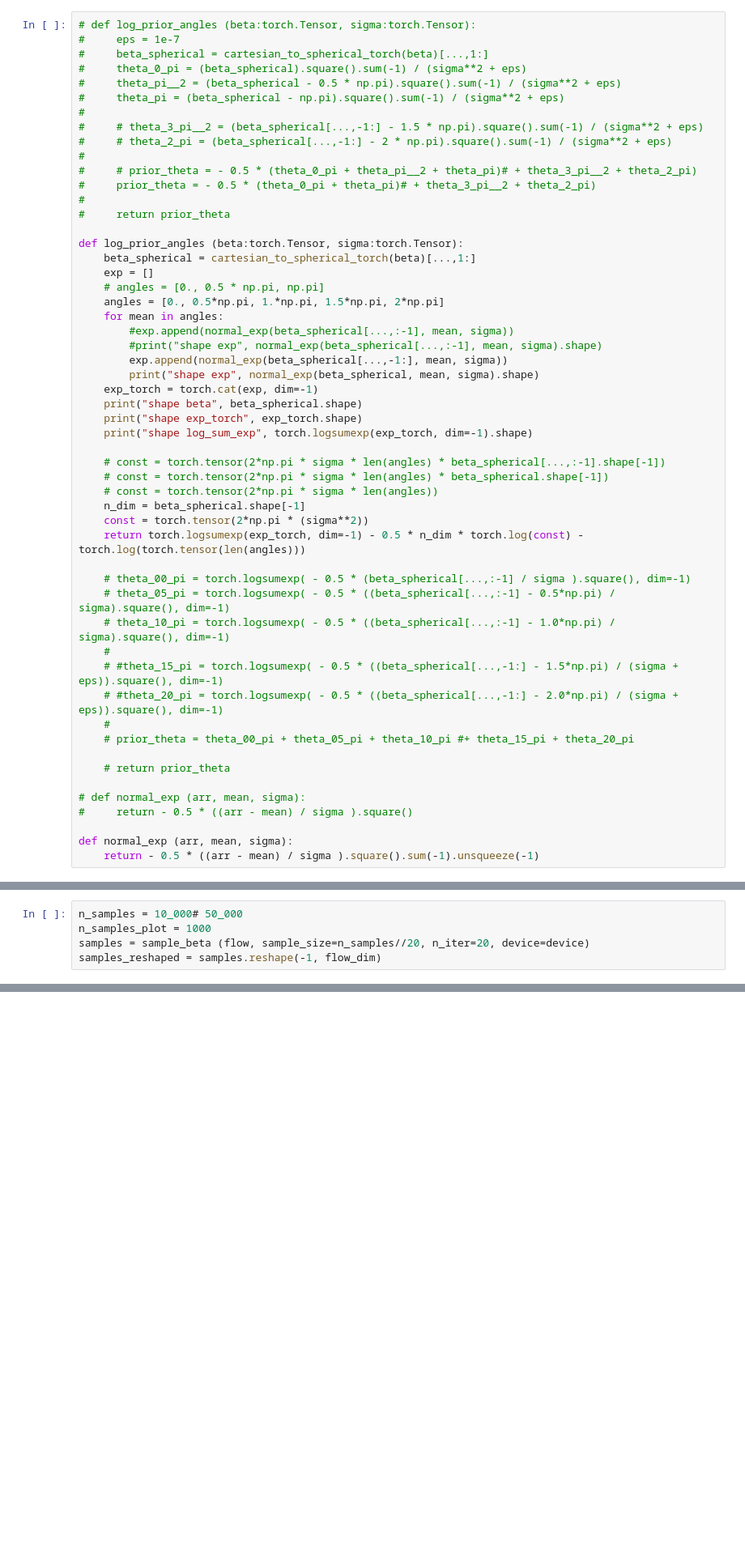
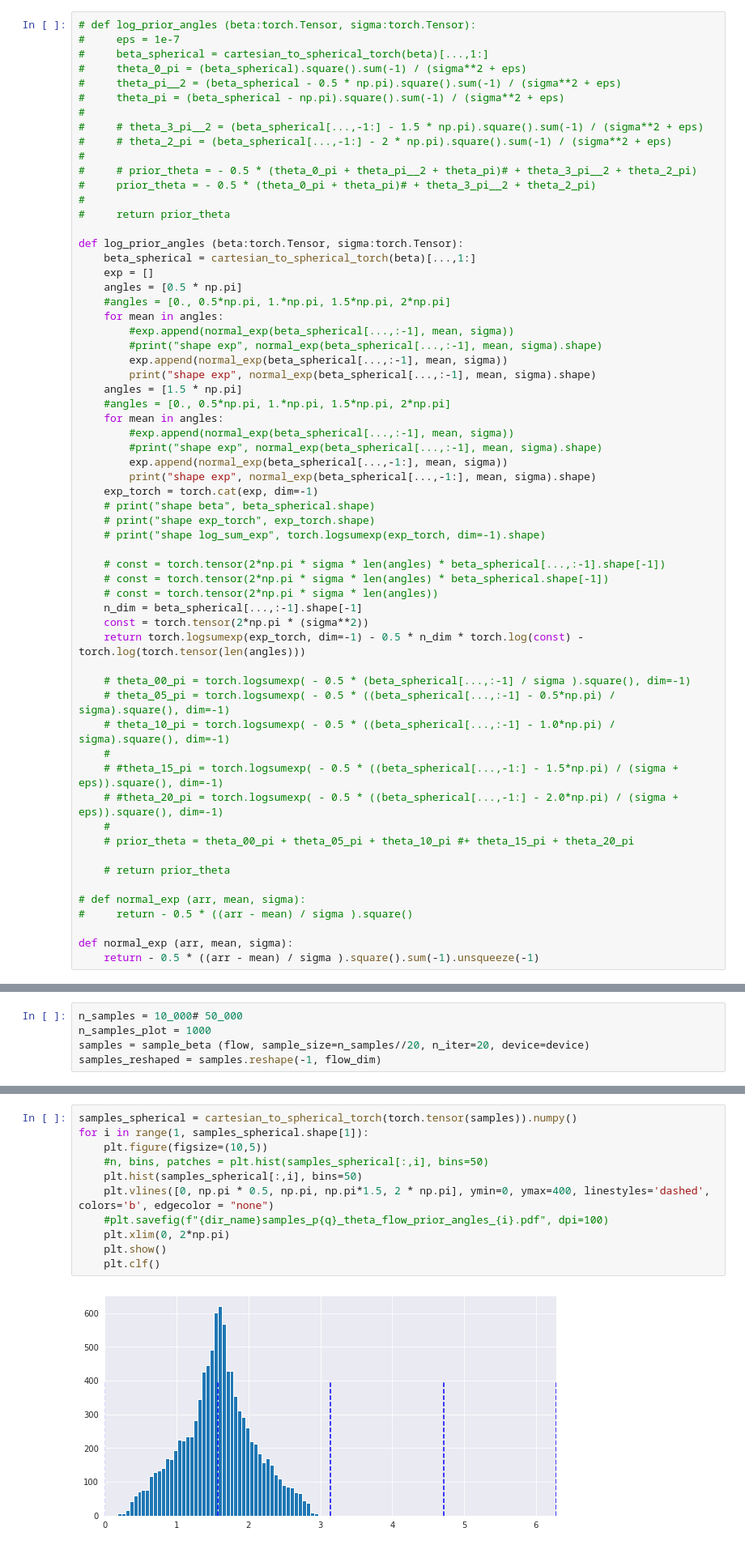
Before and after one commit to marcello-negri/manifold_flow, a Jupyter notebook: uniform_lp.ipynb, the cells around one changed output, grey strips where cells are left out. Shown at 81% size. Drawn from its saved outputs; the diff is of its cells as text; blank space fills up the shorter version.

```diff
--- a/uniform_lp.ipynb
+++ b/uniform_lp.ipynb
@@ -74,22 +71,29 @@ def cartesian_to_spherical_torch(arr):
 def log_prior_angles (beta:torch.Tensor, sigma:torch.Tensor):
     beta_spherical = cartesian_to_spherical_torch(beta)[...,1:]
     exp = []
-    # angles = [0., 0.5 * np.pi, np.pi]
-    angles = [0., 0.5*np.pi, 1.*np.pi, 1.5*np.pi, 2*np.pi]
+    angles = [0.5 * np.pi]
+    #angles = [0., 0.5*np.pi, 1.*np.pi, 1.5*np.pi, 2*np.pi]
+    for mean in angles:
+        #exp.append(normal_exp(beta_spherical[...,:-1], mean, sigma))
+        #print("shape exp", normal_exp(beta_spherical[...,:-1], mean, sigma).shape)
+        exp.append(normal_exp(beta_spherical[...,:-1], mean, sigma))
+        print("shape exp", normal_exp(beta_spherical[...,:-1], mean, sigma).shape)
+    angles = [1.5 * np.pi]
+    #angles = [0., 0.5*np.pi, 1.*np.pi, 1.5*np.pi, 2*np.pi]
     for mean in angles:
         #exp.append(normal_exp(beta_spherical[...,:-1], mean, sigma))
         #print("shape exp", normal_exp(beta_spherical[...,:-1], mean, sigma).shape)
         exp.append(normal_exp(beta_spherical[...,-1:], mean, sigma))
-        print("shape exp", normal_exp(beta_spherical, mean, sigma).shape)
+        print("shape exp", normal_exp(beta_spherical[...,-1:], mean, sigma).shape)
     exp_torch = torch.cat(exp, dim=-1)
-    print("shape beta", beta_spherical.shape)
-    print("shape exp_torch", exp_torch.shape)
-    print("shape log_sum_exp", torch.logsumexp(exp_torch, dim=-1).shape)
+    # print("shape beta", beta_spherical.shape)
+    # print("shape exp_torch", exp_torch.shape)
+    # print("shape log_sum_exp", torch.logsumexp(exp_torch, dim=-1).shape)
 
     # const = torch.tensor(2*np.pi * sigma * len(angles) * beta_spherical[...,:-1].shape[-1])
     # const = torch.tensor(2*np.pi * sigma * len(angles) * beta_spherical.shape[-1])
     # const = torch.tensor(2*np.pi * sigma * len(angles))
-    n_dim = beta_spherical.shape[-1]
+    n_dim = beta_spherical[...,:-1].shape[-1]
     const = torch.tensor(2*np.pi * (sigma**2))
     return torch.logsumexp(exp_torch, dim=-1) - 0.5 * n_dim * torch.log(const) - torch.log(torch.tensor(len(angles)))
 
@@ -397 +395,14 @@ for i in range(1, samples_spherical.shape[1]):
 <Figure size 432x288 with 0 Axes>
+# %%
+samples_spherical = cartesian_to_spherical_torch(torch.tensor(samples)).numpy()
+for i in range(1, samples_spherical.shape[1]):
+    plt.figure(figsize=(10,5))
+    #n, bins, patches = plt.hist(samples_spherical[:,i], bins=50)
+    plt.hist(samples_spherical[:,i], bins=50)
+    plt.vlines([0, np.pi * 0.5, np.pi, np.pi*1.5, 2 * np.pi], ymin=0, ymax=400, linestyles='dashed', colors='b', edgecolor = "none")
+    #plt.savefig(f"{dir_name}samples_p{q}_theta_flow_prior_angles_{i}.pdf", dpi=100)
+    plt.xlim(0, 2*np.pi)
+    plt.show()
+    plt.clf()
+# %% [output]
+[figure, added]
```
Also changed, not shown: parts of 19 cells of this notebook, 1 other file.
